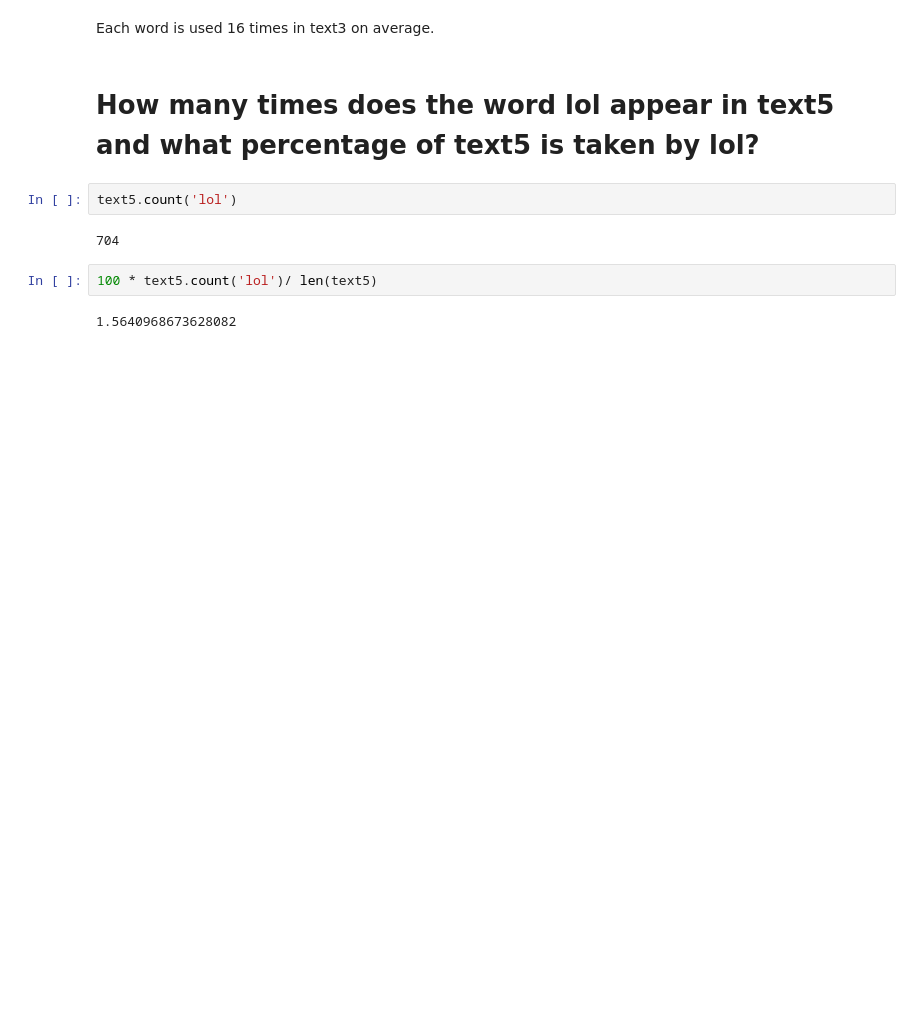
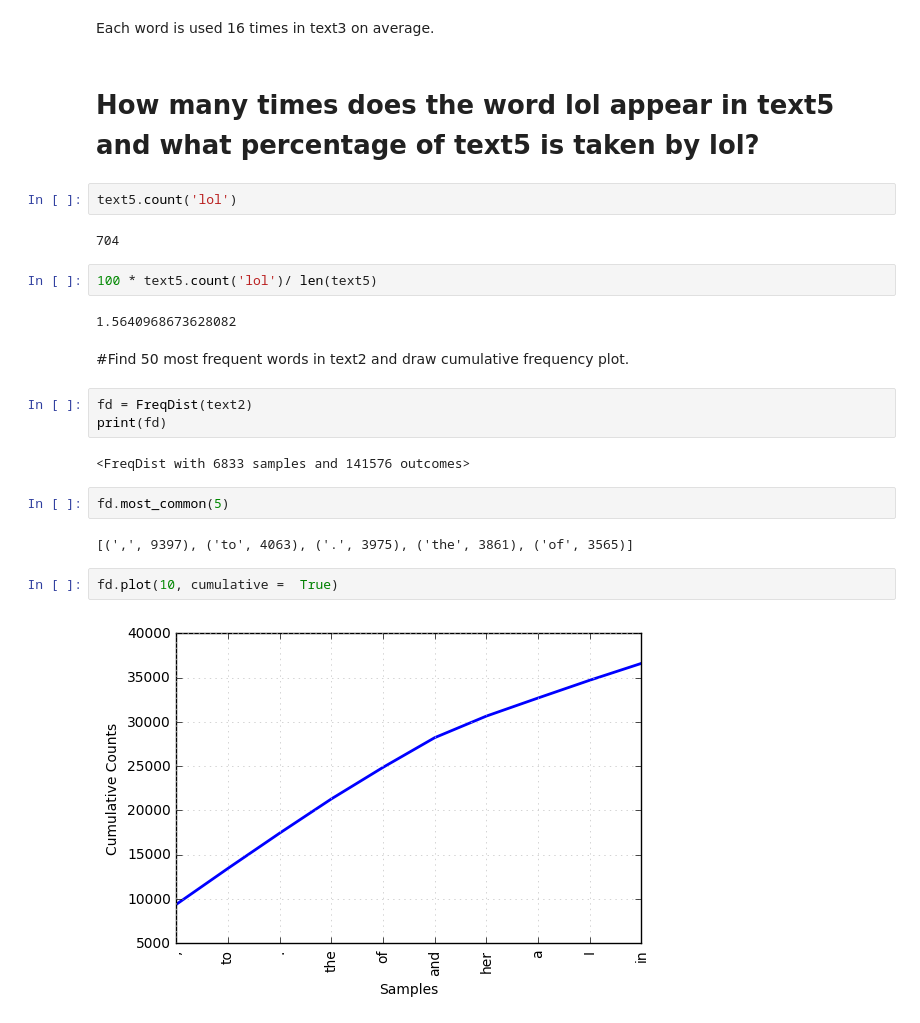
Before and after one commit to ProudHoosier/NLP, a Jupyter notebook: Chapter1 Language processing and Python.ipynb, the cells around one changed output. Saved outputs shown, nothing was run; the diff lists cells and outputs as text; blank space fills up the shorter version.

```diff
--- a/Chapter1 Language processing and Python.ipynb
+++ b/Chapter1 Language processing and Python.ipynb
@@ -92,3 +92,18 @@ text5.count('lol')
 100 * text5.count('lol')/ len(text5)
 # %% [output]
 1.5640968673628082
+# %% [markdown]
+#Find 50 most frequent words in text2 and draw cumulative frequency plot.
+# %%
+fd = FreqDist(text2)
+print(fd)
+# %% [output]
+<FreqDist with 6833 samples and 141576 outcomes>
+# %%
+fd.most_common(5)
+# %% [output]
+[(',', 9397), ('to', 4063), ('.', 3975), ('the', 3861), ('of', 3565)]
+# %%
+fd.plot(10, cumulative =  True)
+# %% [output]
+[figure, added]
```
Also changed, not shown: parts of 3 cells of this notebook.
